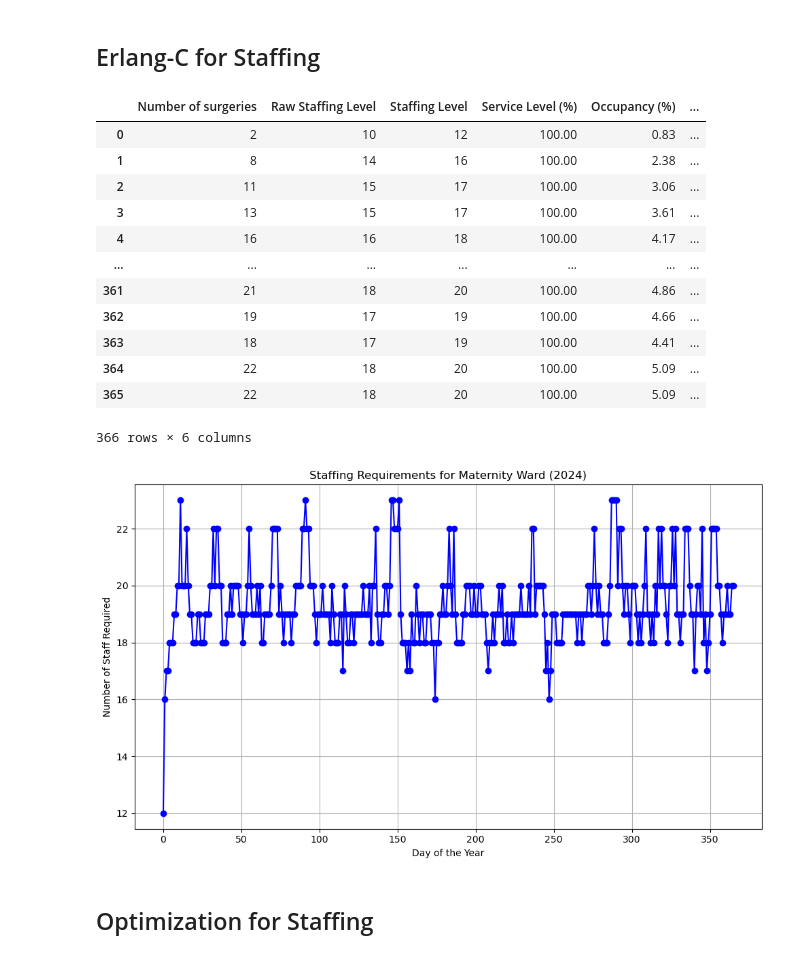
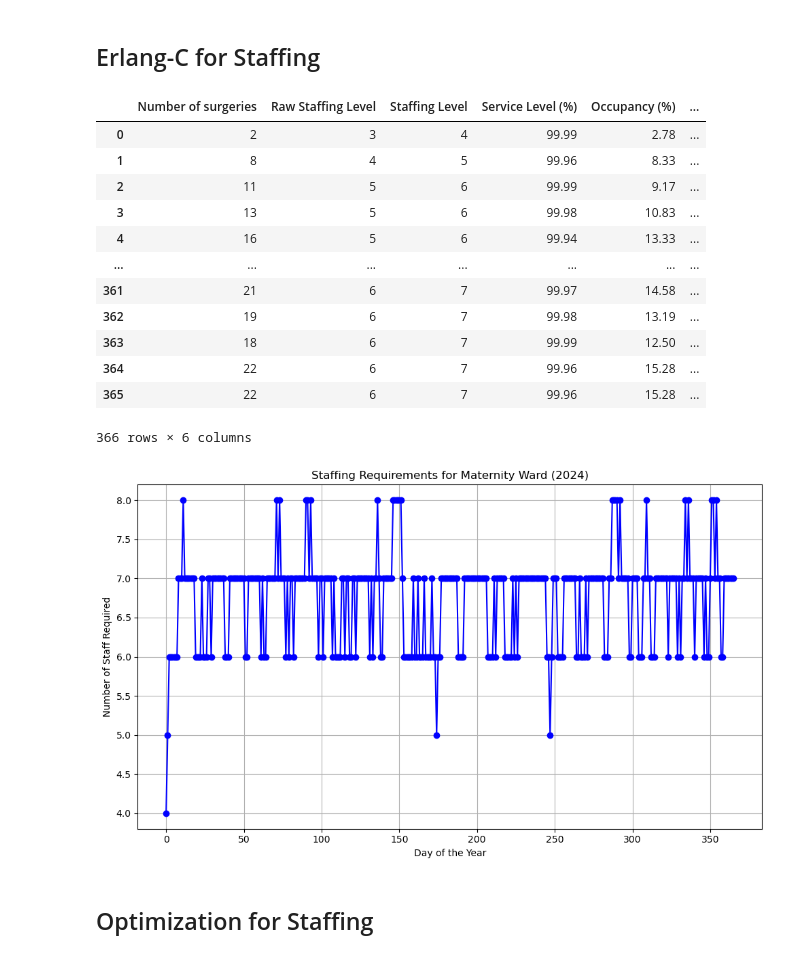
Before and after one commit to JoachimSvensson/HealthSector, a Jupyter notebook: NHS.ipynb, the cells around one changed output. Cells and saved outputs as stored; diff of their text form; code cells hidden in the pictures.

```diff
--- a/NHS.ipynb
+++ b/NHS.ipynb
@@ -206,7 +206,7 @@ for row in num_people_in_ward:
     day +=1
 
 
-params = {"service_level" : [1.0],
+params = {"service_level" : [0.999],
         "shrinkage" :       [0.1],
         "max_occupancy" :   [1.0],
         "asa" :             [0.01],
@@ -218,44 +218,44 @@ service_level = value= params["service_level"]
 asa = value = params["asa"]
 aht = value = params["aht"]
 shrinkage = value = params["shrinkage"]
 max_occupancy = value = params["max_occupancy"]
 demand = daily_hotel_ward
 demand = pd.Series(demand)
 
 
 staffing_level_nurses = sim.compute_staffing_levels(demand = demand,
                                                 aht = aht,
                                                 asa=asa,
                                                 interval=interval,
                                                 shrinkage=shrinkage,
                                                 service_level=service_level,
                                                 max_occupancy=max_occupancy)
 
 display(staffing_level_nurses)
 # Plot staffing requirements
 plt.figure(figsize=(10, 6))
 plt.plot(staffing_level_nurses['Staffing Level'], marker='o', color='b', linestyle='-')
 plt.title('Staffing Requirements for Maternity Ward (2024)')
 plt.xlabel('Day of the Year')
 plt.ylabel('Number of Staff Required')
 plt.grid(True)
 plt.tight_layout()
 plt.show()
 # %% [output]
 |  | Number of surgeries | Raw Staffing Level | Staffing Level | Service Level (%) | Occupancy (%) | ... |
-| 0 | 2 | 10 | 12 | 100.00 | 0.83 | ... |
-| 1 | 8 | 14 | 16 | 100.00 | 2.38 | ... |
-| 2 | 11 | 15 | 17 | 100.00 | 3.06 | ... |
-| 3 | 13 | 15 | 17 | 100.00 | 3.61 | ... |
-| 4 | 16 | 16 | 18 | 100.00 | 4.17 | ... |
+| 0 | 2 | 3 | 4 | 99.99 | 2.78 | ... |
+| 1 | 8 | 4 | 5 | 99.96 | 8.33 | ... |
+| 2 | 11 | 5 | 6 | 99.99 | 9.17 | ... |
+| 3 | 13 | 5 | 6 | 99.98 | 10.83 | ... |
+| 4 | 16 | 5 | 6 | 99.94 | 13.33 | ... |
 | ... | ... | ... | ... | ... | ... | ... |
-| 361 | 21 | 18 | 20 | 100.00 | 4.86 | ... |
-| 362 | 19 | 17 | 19 | 100.00 | 4.66 | ... |
-| 363 | 18 | 17 | 19 | 100.00 | 4.41 | ... |
-| 364 | 22 | 18 | 20 | 100.00 | 5.09 | ... |
-| 365 | 22 | 18 | 20 | 100.00 | 5.09 | ... |
+| 361 | 21 | 6 | 7 | 99.97 | 14.58 | ... |
+| 362 | 19 | 6 | 7 | 99.98 | 13.19 | ... |
+| 363 | 18 | 6 | 7 | 99.99 | 12.50 | ... |
+| 364 | 22 | 6 | 7 | 99.96 | 15.28 | ... |
+| 365 | 22 | 6 | 7 | 99.96 | 15.28 | ... |
 366 rows × 6 columns
-[figure, old version]
+[figure, new version]
 # %% [markdown]
 ## Optimization for Staffing
 # %%
```
